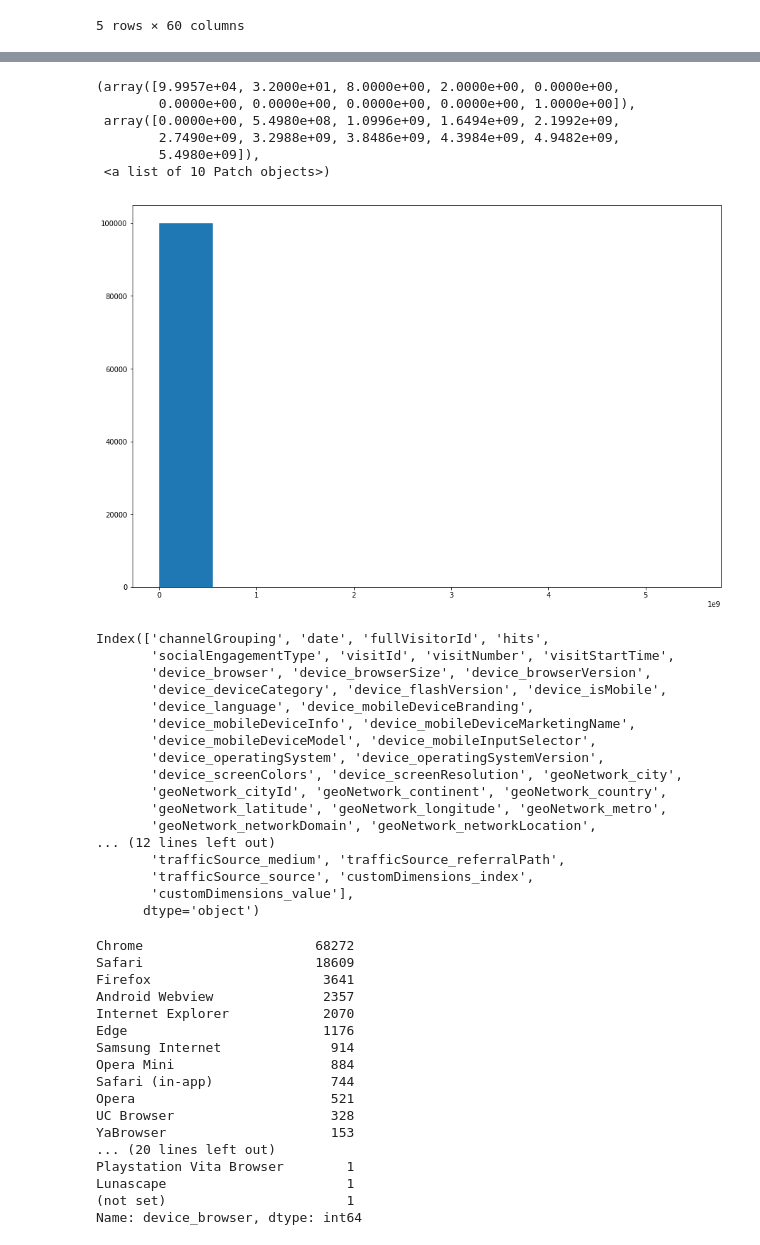
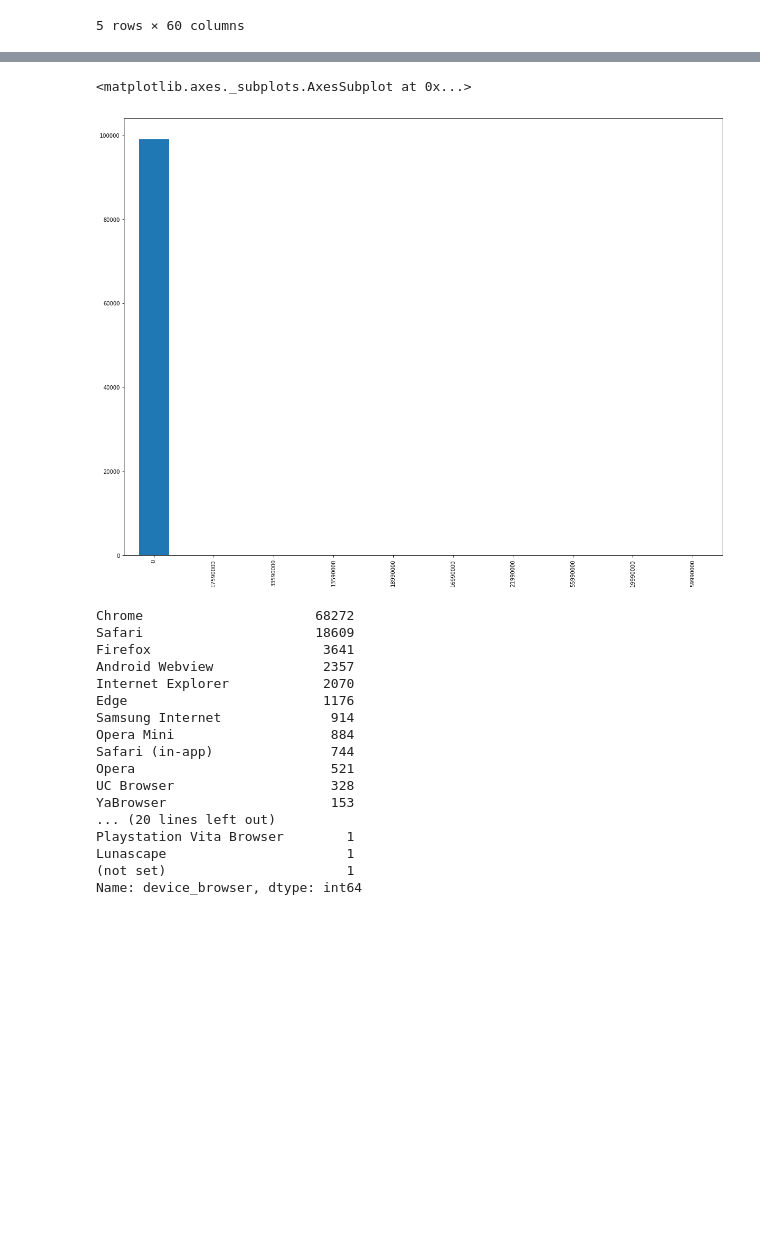
Before and after one commit to sobyl/Google_Analytics_Customer_Revenue_Prediction, a Jupyter notebook: data_explore.ipynb, the cells around one changed output, grey strips where cells are left out. Cells and saved outputs as stored; diff of their text form; code cells hidden in the pictures; blank space fills up the shorter version.

```diff
--- a/kernel.ipynb
+++ b/data_explore.ipynb
@@ -40,7 +26,7 @@ import matplotlib.pyplot as plt
 # %%
 j_col = ['device', 'geoNetwork', 'totals', 'trafficSource']
 # %%
-train_df = pd.read_csv('train_v2.csv', converters={column: json.loads for column in j_col}, nrows=100000)
+train_df = pd.read_csv('train_v2.csv', converters={column: json.loads for column in j_col},dtype={'fullVisitorId': 'str'}, nrows=100000)
 # %%
 train_df.head()
 # %% [output]
@@ -127,8 +75,8 @@ for column in j_col:
     column_as_df.columns = [f"{column}_{subcolumn}" for subcolumn in column_as_df.columns]
     train_df = train_df.drop(column, axis=1).merge(column_as_df, right_index=True, left_index=True)
 # %%
-column_as_df = json_normalize(train_df['customDimensions'].apply(lambda x: json.loads(x[1:-1].replace("'",'''"''')) if x != "[]" else {'index': 'NaN', 'value': 'NaN'}))
-column_as_df.columns = [f"{'customDimensions'}_{subcolumn}" for subcolumn in column_as_df.columns]
+column_as_df = json_normalize(train_df['customDimensions'].apply(lambda x: literal_eval(x)[0] if x != "[]" else {'index': 'NaN', 'value': 'NaN'}))
+column_as_df.columns = [f" {'customDimensions'}_{subcolumn}" for subcolumn in column_as_df.columns]
 train_df = train_df.drop('customDimensions', axis=1).merge(column_as_df, right_index=True, left_index=True)
 # %%
 train_df.shape
@@ -171,34 +137,8 @@ transactionRevenue = train_df.totals_transactionRevenue.astype(np.float)
-# %%
-plt.figure(figsize=(15,10))
-plt.hist(transactionRevenue)
-# %% [output]
-(array([9.9957e+04, 3.2000e+01, 8.0000e+00, 2.0000e+00, 0.0000e+00,
-        0.0000e+00, 0.0000e+00, 0.0000e+00, 0.0000e+00, 1.0000e+00]),
- array([0.0000e+00, 5.4980e+08, 1.0996e+09, 1.6494e+09, 2.1992e+09,
-        2.7490e+09, 3.2988e+09, 3.8486e+09, 4.3984e+09, 4.9482e+09,
-        5.4980e+09]),
- <a list of 10 Patch objects>)
-[figure, removed]
-# %%
-train_df.columns
-# %% [output]
-Index(['channelGrouping', 'date', 'fullVisitorId', 'hits',
-       'socialEngagementType', 'visitId', 'visitNumber', 'visitStartTime',
-       'device_browser', 'device_browserSize', 'device_browserVersion',
-       'device_deviceCategory', 'device_flashVersion', 'device_isMobile',
-       'device_language', 'device_mobileDeviceBranding',
-       'device_mobileDeviceInfo', 'device_mobileDeviceMarketingName',
-       'device_mobileDeviceModel', 'device_mobileInputSelector',
-       'device_operatingSystem', 'device_operatingSystemVersion',
-       'device_screenColors', 'device_screenResolution', 'geoNetwork_city',
-       'geoNetwork_cityId', 'geoNetwork_continent', 'geoNetwork_country',
-       'geoNetwork_latitude', 'geoNetwork_longitude', 'geoNetwork_metro',
-       'geoNetwork_networkDomain', 'geoNetwork_networkLocation',
-... (12 lines left out)
-       'trafficSource_medium', 'trafficSource_referralPath',
-       'trafficSource_source', 'customDimensions_index',
-       'customDimensions_value'],
-      dtype='object')
+# %%
+train_df.totals_transactionRevenue.value_counts(dropna=False)[:10].plot.bar(figsize=(20,15))
+# %% [output]
+<matplotlib.axes._subplots.AxesSubplot at 0x...>
+[figure, added]
 # %%
 train_df.device_browser.value_counts(dropna=False)
 # %% [output]
```
Also changed, not shown: parts of 18 cells of this notebook, 1 other file.
